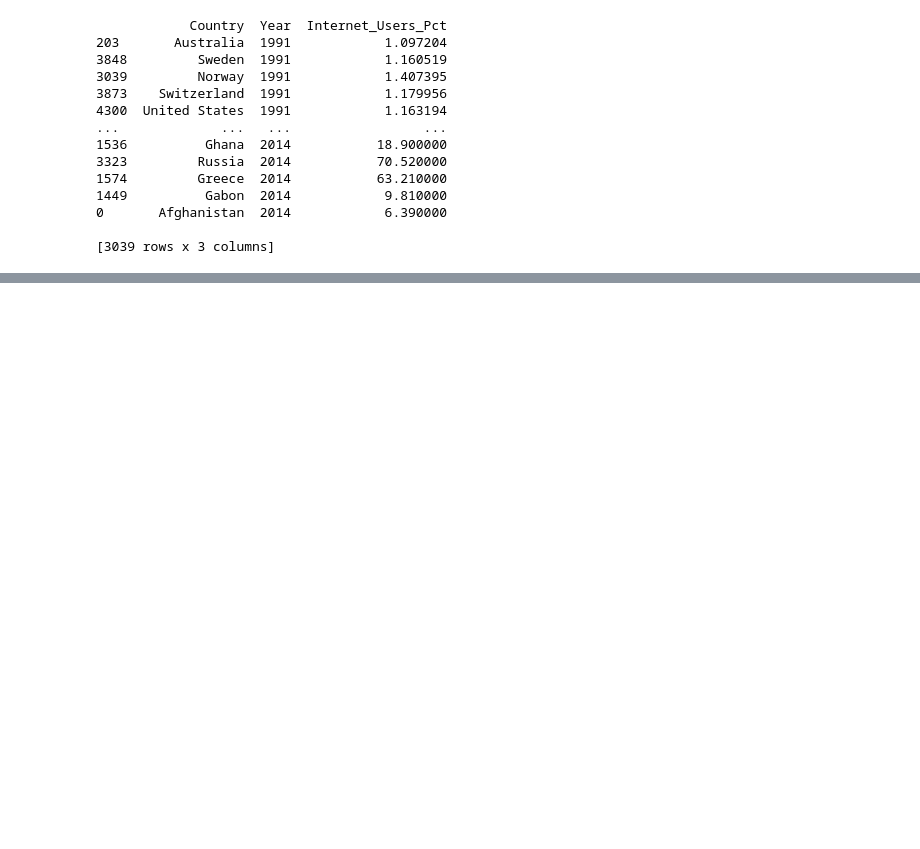
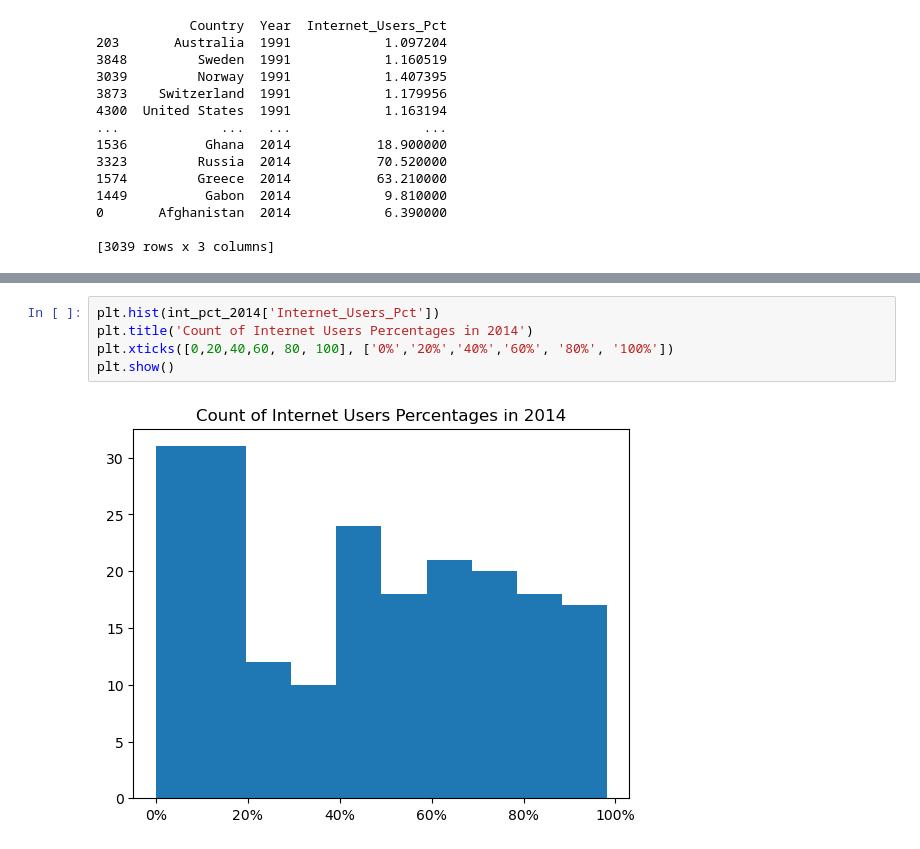
Before and after one commit to CaitlinC91/gdp-and-internet-usage-CaitlinC91, a Jupyter notebook: notebooks/un_gdp_internet_project.ipynb, the cells around one changed output, grey strips where cells are left out. Saved outputs shown, nothing was run; the diff lists cells and outputs as text; blank space fills up the shorter version.

```diff
--- a/notebooks/un_gdp_internet_project.ipynb
+++ b/notebooks/un_gdp_internet_project.ipynb
@@ -303,0 +318,7 @@ print(non_zero.sort_values(['Year']))
+# %%
+plt.hist(int_pct_2014['Internet_Users_Pct'])
+plt.title('Count of Internet Users Percentages in 2014')
+plt.xticks([0,20,40,60, 80, 100], ['0%','20%','40%','60%', '80%', '100%'])
+plt.show()
+# %% [output]
+[figure, added]
```
Also changed, not shown: parts of 2 cells of this notebook.
